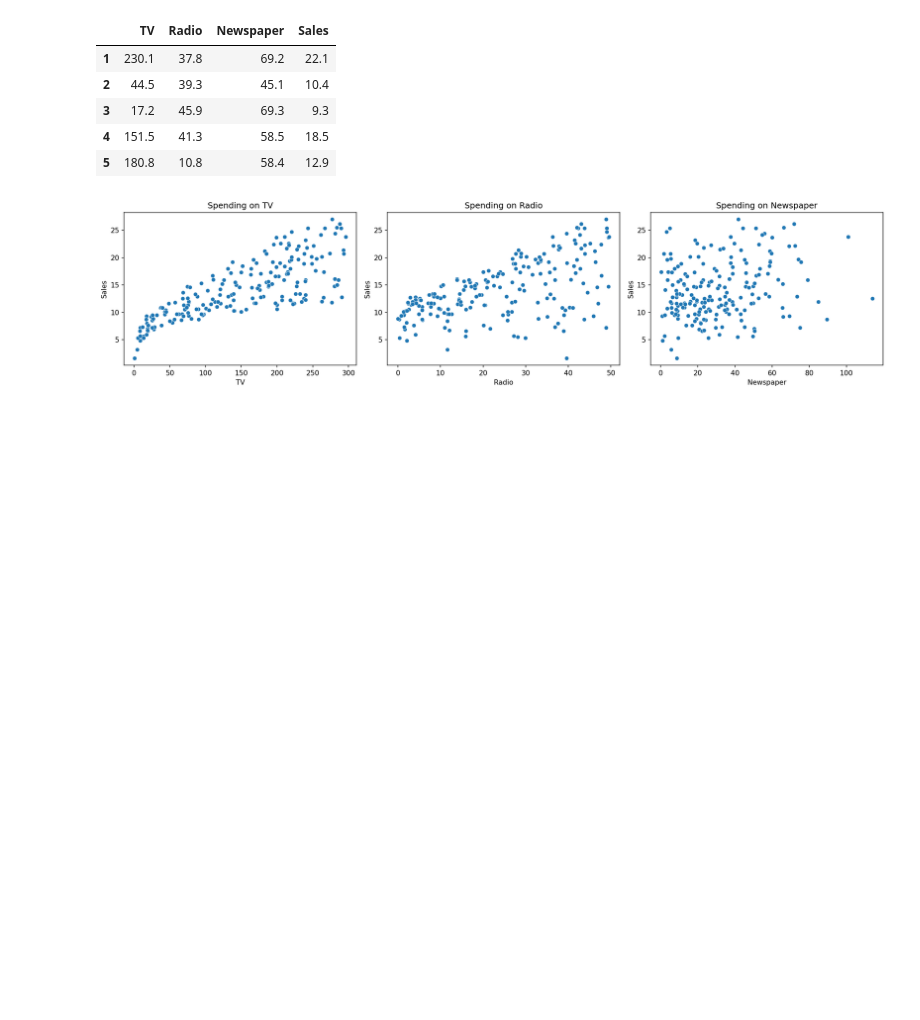
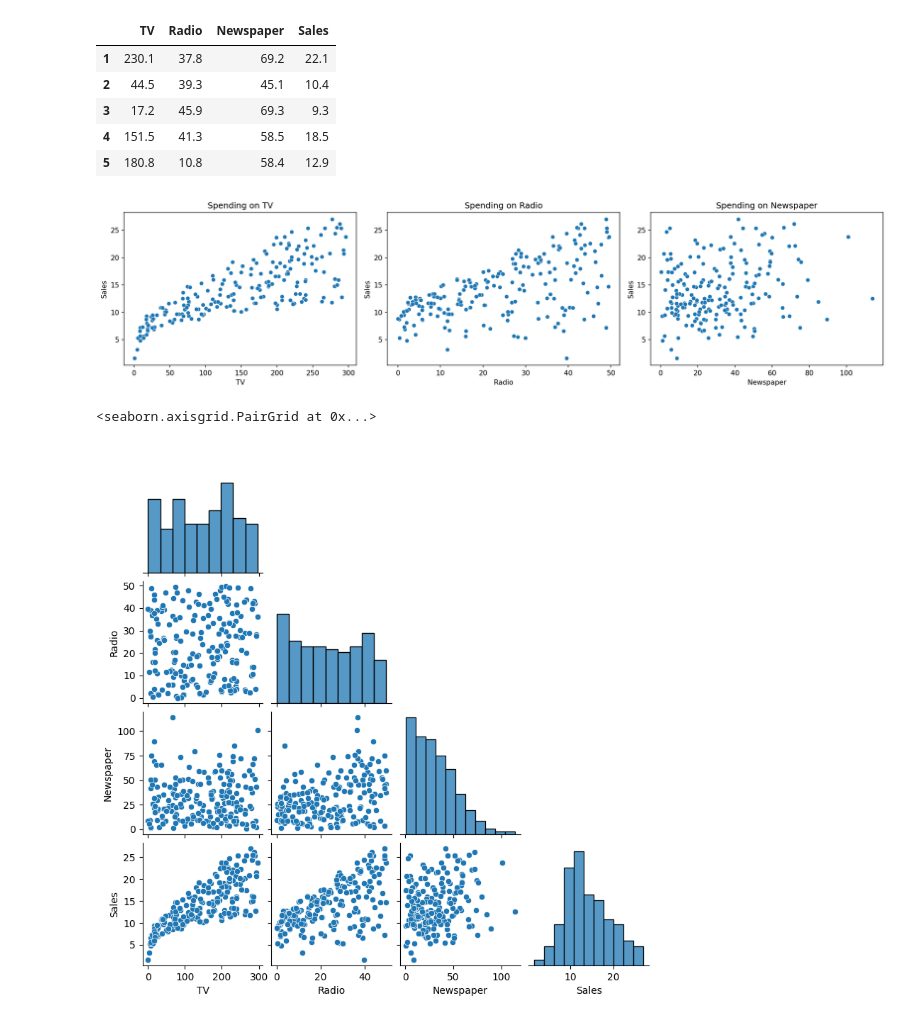
Before and after one commit to Crudeerz/ML-Rasmus-Berghall, a Jupyter notebook: Code-alongs/L0_Lin_Reg.ipynb, the cells around one changed output. Cells and saved outputs as stored; diff of their text form; code cells hidden in the pictures; blank space fills up the shorter version.

```diff
--- a/Code-alongs/L0_Lin_Reg.ipynb
+++ b/Code-alongs/L0_Lin_Reg.ipynb
@@ -51,4 +51,7 @@ fig.tight_layout()
 # %% [output]
 [figure]
 # %%
-sns.pairplot(df, corner=True)
+sns.pairplot(df, corner=True, height=2)
+# %% [output]
+<seaborn.axisgrid.PairGrid at 0x...>
+[figure, added]
```
Also changed, not shown: parts of 3 cells of this notebook.
